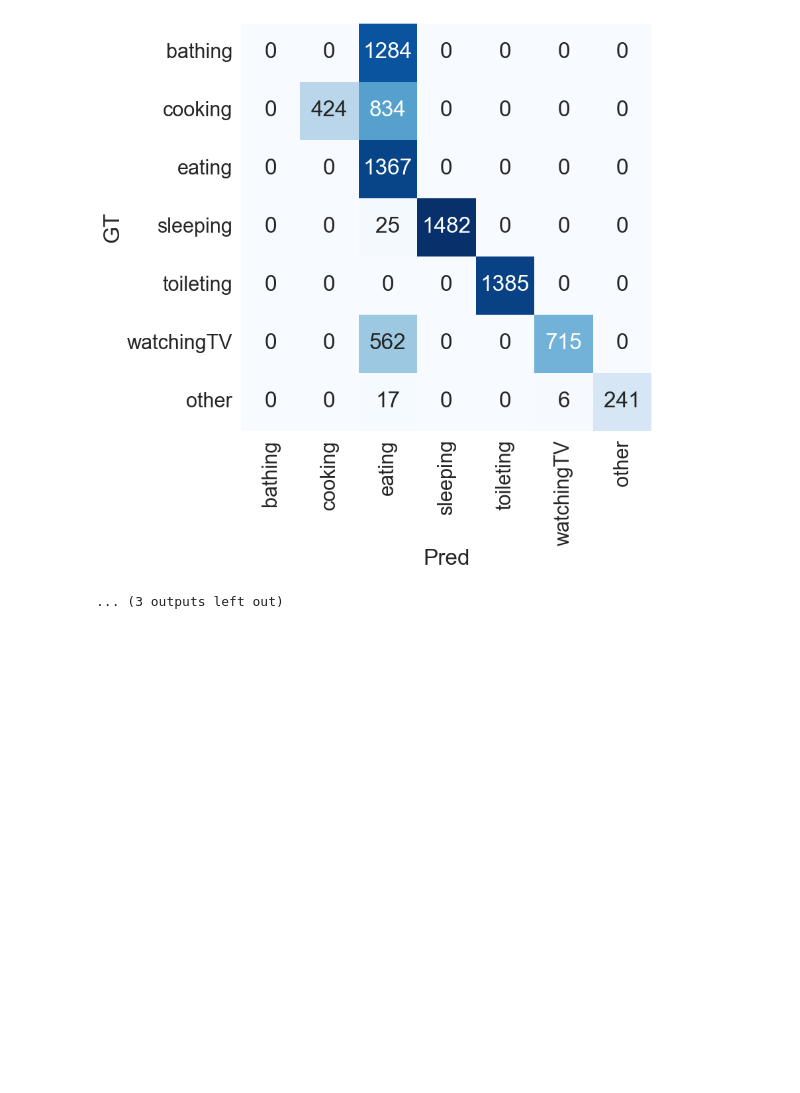
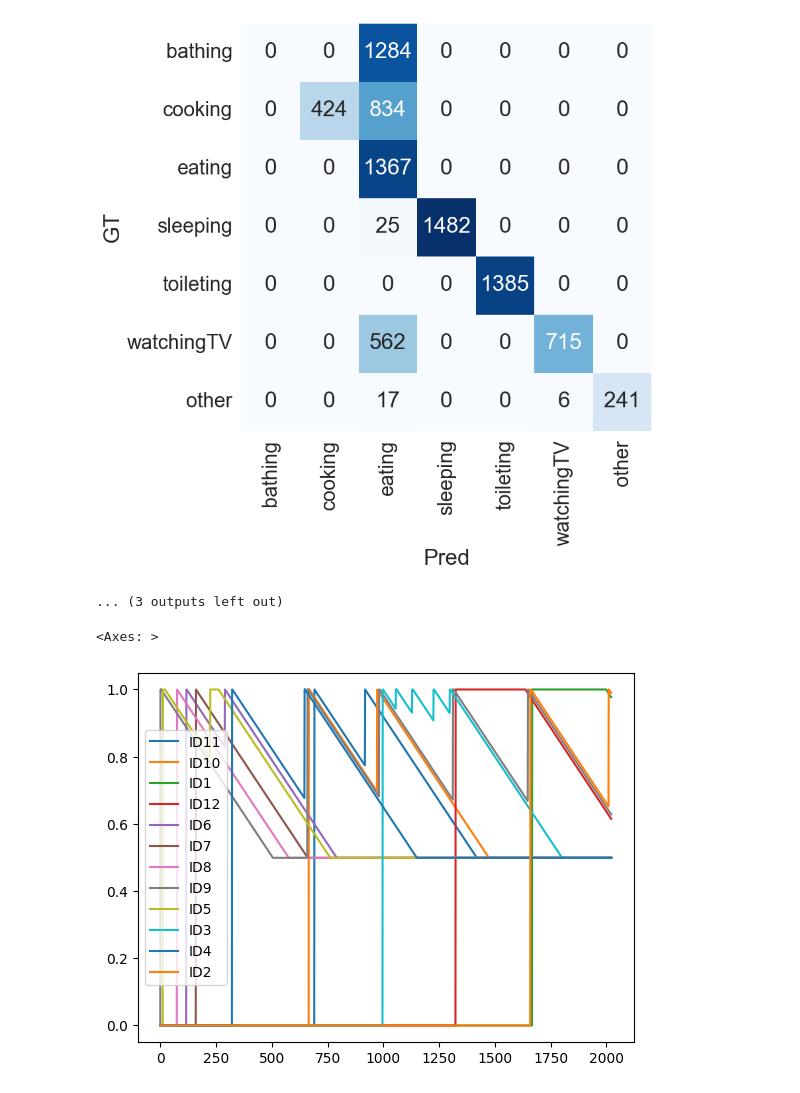
Before and after one commit to Hikotty/activity_recog_acc, a Jupyter notebook: test.ipynb, the cells around one changed output. Cells and saved outputs as stored; diff of their text form; code cells hidden in the pictures; blank space fills up the shorter version.

Commit message:
add transitional effect code

```diff
--- a/test.ipynb
+++ b/test.ipynb
@@ -681,3 +681,50 @@ for window in windows:
 [figure]
 [figure]
 ... (3 outputs left out)
+# %%
+import glob
+import pandas as pd
+import numpy as np
+import matplotlib.pyplot as plt
+import warnings
+import seaborn as sns
+import os
+warnings.simplefilter('ignore')
+
+from sklearn.ensemble import RandomForestClassifier
+from sklearn.svm import SVC
+from sklearn.metrics import accuracy_score
+from sklearn.metrics import f1_score
+from sklearn.metrics import classification_report
+from sklearn.metrics import confusion_matrix
+
+sessions = ["session1","session2","session3","session4","session5"]
+windows = [i for i in range(1,70,5)]
+trans_effects = [0.1,0.5,0.9,0.99,0.999]
+
+result = []
+for trans_effect in trans_effects:
+    for session in sessions:
+        df = pd.read_csv("./binary_data/" + session+ ".csv")
+        for col in df:
+            tmp = []
+            if col != "activity":
+                for i in range(1,len(df[col])+1):
+                    if df[col][i-1] == 1:
+                        tmp.append(1)
+                    else:
+                        if len(tmp) == 0:
+                            tmp.append(0)
+                        else:
+                            tmp.append(round(tmp[-1]*trans_effect,5))
+                df[col] = tmp
+        try:
+            os.mkdir("./transitional_effect_data/" + str(trans_effect))
+        except:
+            pass
+        df.to_csv("./transitional_effect_data/" + str(trans_effect) + "/" + session + ".csv")
+# %%
+df.plot()
+# %% [output]
+<Axes: >
+[figure, added]
```
Also changed, not shown: 29 other files.
